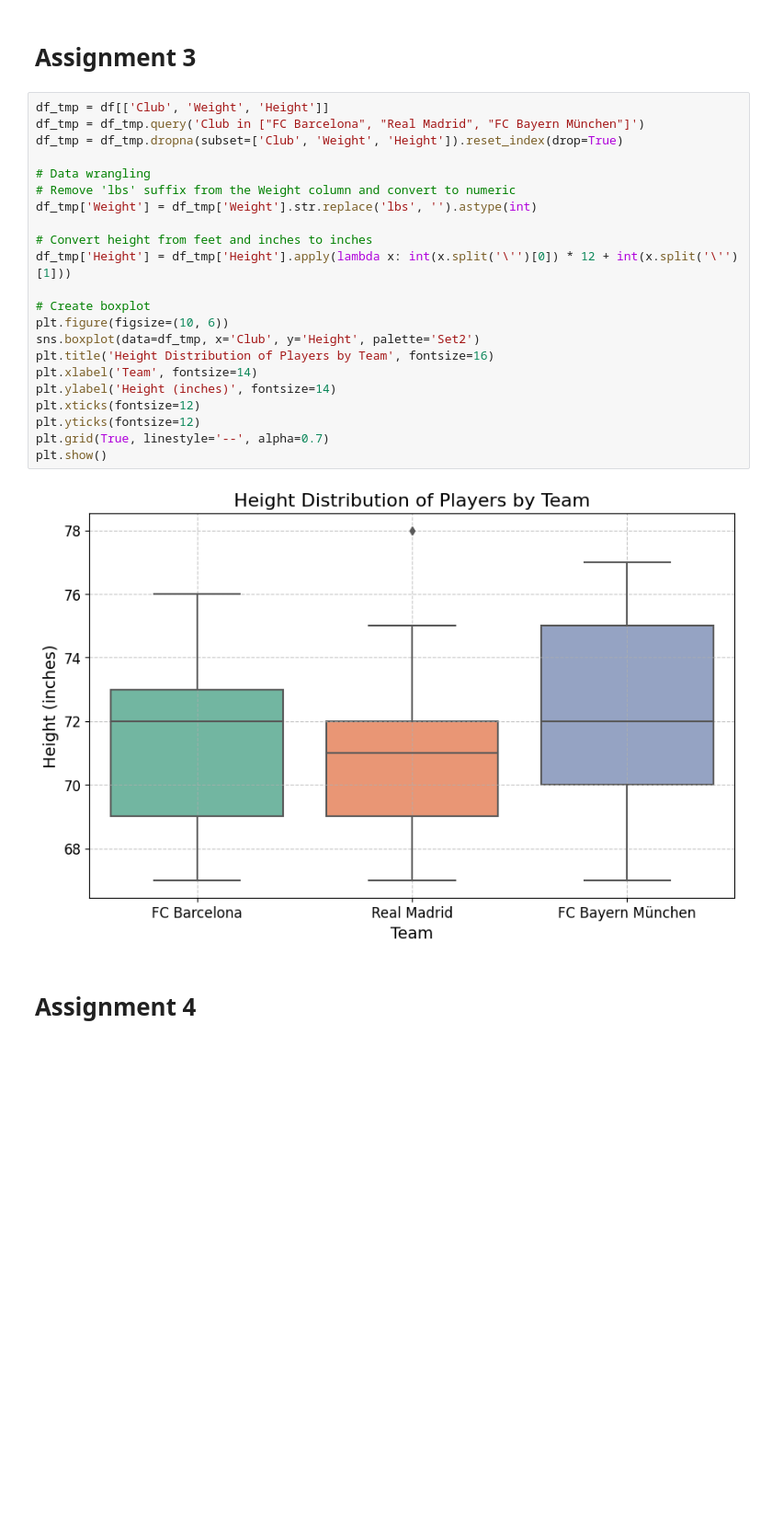
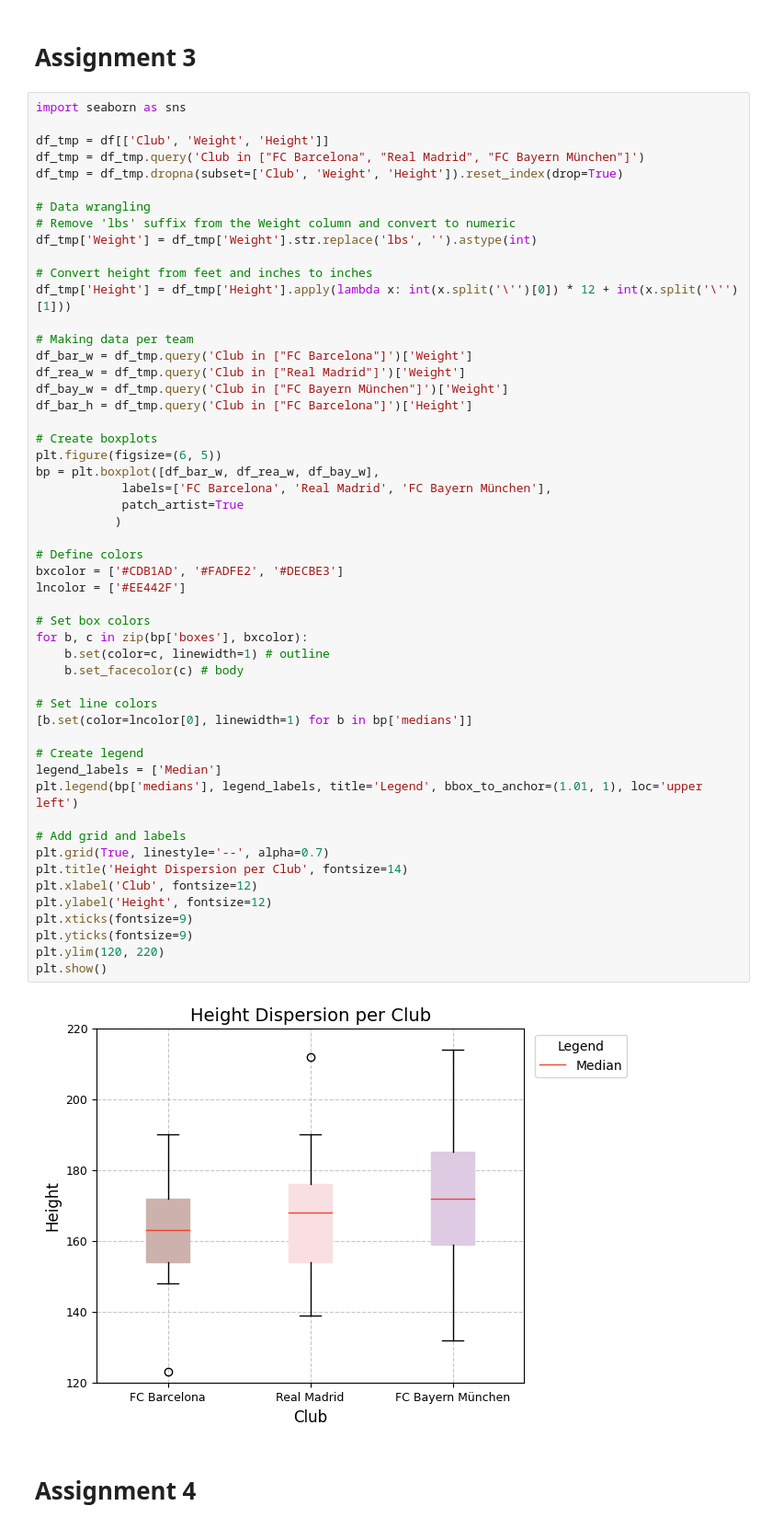
Before and after one commit to mukoubuchi/kaggle, a Jupyter notebook: dataviz-badging-practical-examination.ipynb, the cells around one changed output. Shown at 92% size. Saved outputs shown, nothing was run; the diff lists cells and outputs as text; blank space fills up the shorter version.

Commit message:
Kaggle Notebook | DataViz Badging Practical Examination | Version 4

```diff
--- a/dataviz-badging-practical-examination.ipynb
+++ b/dataviz-badging-practical-examination.ipynb
@@ -101,29 +124,59 @@ plt.show()
 # %% [markdown]
 # Assignment 3
 # %%
+import seaborn as sns
+
 df_tmp = df[['Club', 'Weight', 'Height']]
 df_tmp = df_tmp.query('Club in ["FC Barcelona", "Real Madrid", "FC Bayern München"]')
 df_tmp = df_tmp.dropna(subset=['Club', 'Weight', 'Height']).reset_index(drop=True)
 
 # Data wrangling
 # Remove 'lbs' suffix from the Weight column and convert to numeric
 df_tmp['Weight'] = df_tmp['Weight'].str.replace('lbs', '').astype(int)
 
 # Convert height from feet and inches to inches
 df_tmp['Height'] = df_tmp['Height'].apply(lambda x: int(x.split('\'')[0]) * 12 + int(x.split('\'')[1]))
 
-# Create boxplot
-plt.figure(figsize=(10, 6))
-sns.boxplot(data=df_tmp, x='Club', y='Height', palette='Set2')
-plt.title('Height Distribution of Players by Team', fontsize=16)
-plt.xlabel('Team', fontsize=14)
-plt.ylabel('Height (inches)', fontsize=14)
-plt.xticks(fontsize=12)
-plt.yticks(fontsize=12)
+# Making data per team
+df_bar_w = df_tmp.query('Club in ["FC Barcelona"]')['Weight']
+df_rea_w = df_tmp.query('Club in ["Real Madrid"]')['Weight']
+df_bay_w = df_tmp.query('Club in ["FC Bayern München"]')['Weight']
+df_bar_h = df_tmp.query('Club in ["FC Barcelona"]')['Height']
+
+# Create boxplots
+plt.figure(figsize=(6, 5))
+bp = plt.boxplot([df_bar_w, df_rea_w, df_bay_w],
+            labels=['FC Barcelona', 'Real Madrid', 'FC Bayern München'],
+            patch_artist=True
+           )
+
+# Define colors
+bxcolor = ['#CDB1AD', '#FADFE2', '#DECBE3']
+lncolor = ['#EE442F']
+
+# Set box colors
+for b, c in zip(bp['boxes'], bxcolor):
+    b.set(color=c, linewidth=1) # outline
+    b.set_facecolor(c) # body
+
+# Set line colors
+[b.set(color=lncolor[0], linewidth=1) for b in bp['medians']]
+
+# Create legend
+legend_labels = ['Median']
+plt.legend(bp['medians'], legend_labels, title='Legend', bbox_to_anchor=(1.01, 1), loc='upper left')
+
+# Add grid and labels
 plt.grid(True, linestyle='--', alpha=0.7)
+plt.title('Height Dispersion per Club', fontsize=14)
+plt.xlabel('Club', fontsize=12)
+plt.ylabel('Height', fontsize=12)
+plt.xticks(fontsize=9)
+plt.yticks(fontsize=9)
+plt.ylim(120, 220)
 plt.show()
 # %% [output]
-[figure, old version]
+[figure, new version]
 # %% [markdown]
 # Assignment 4
 # %%
```
Also changed, not shown: parts of 4 cells of this notebook.
